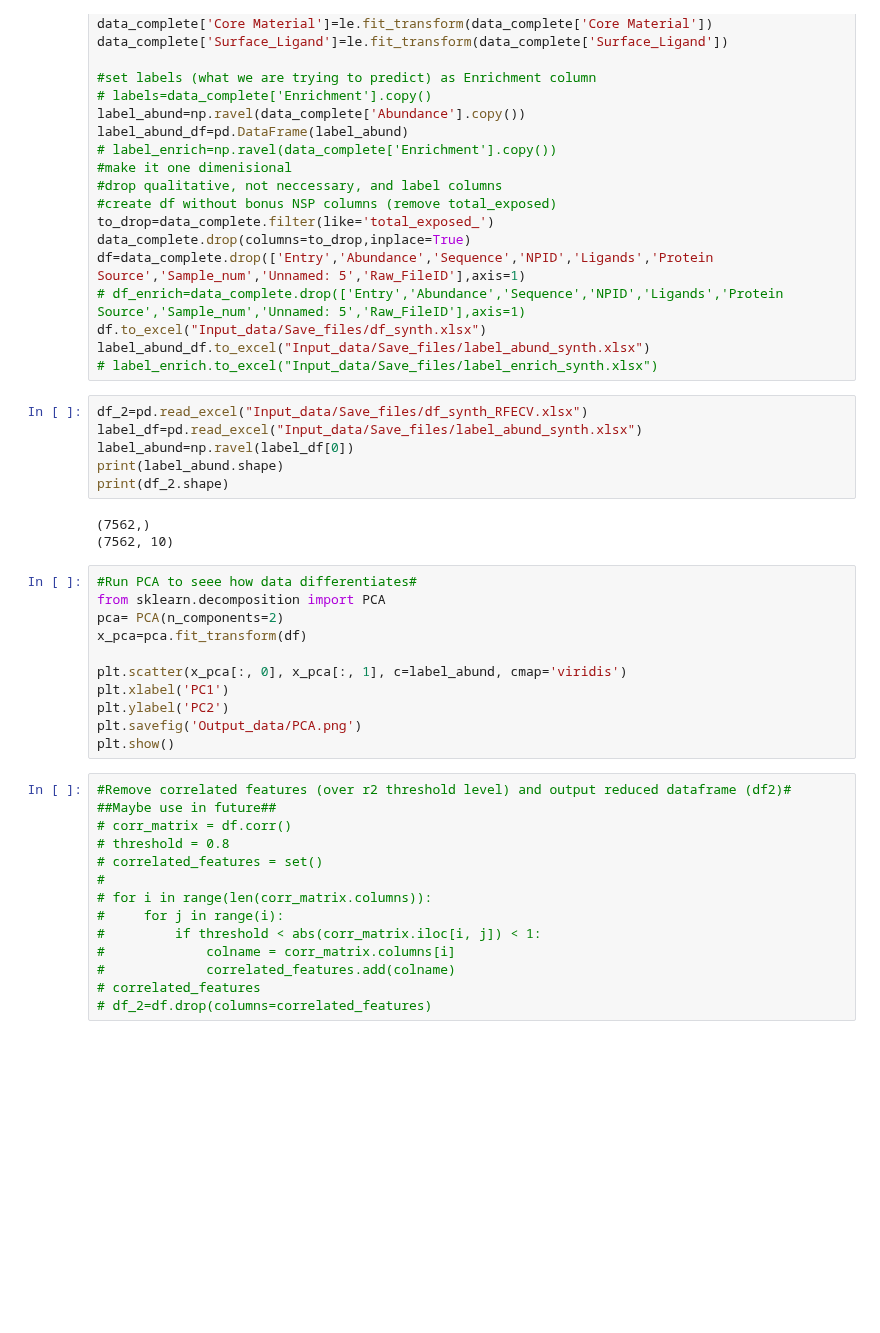
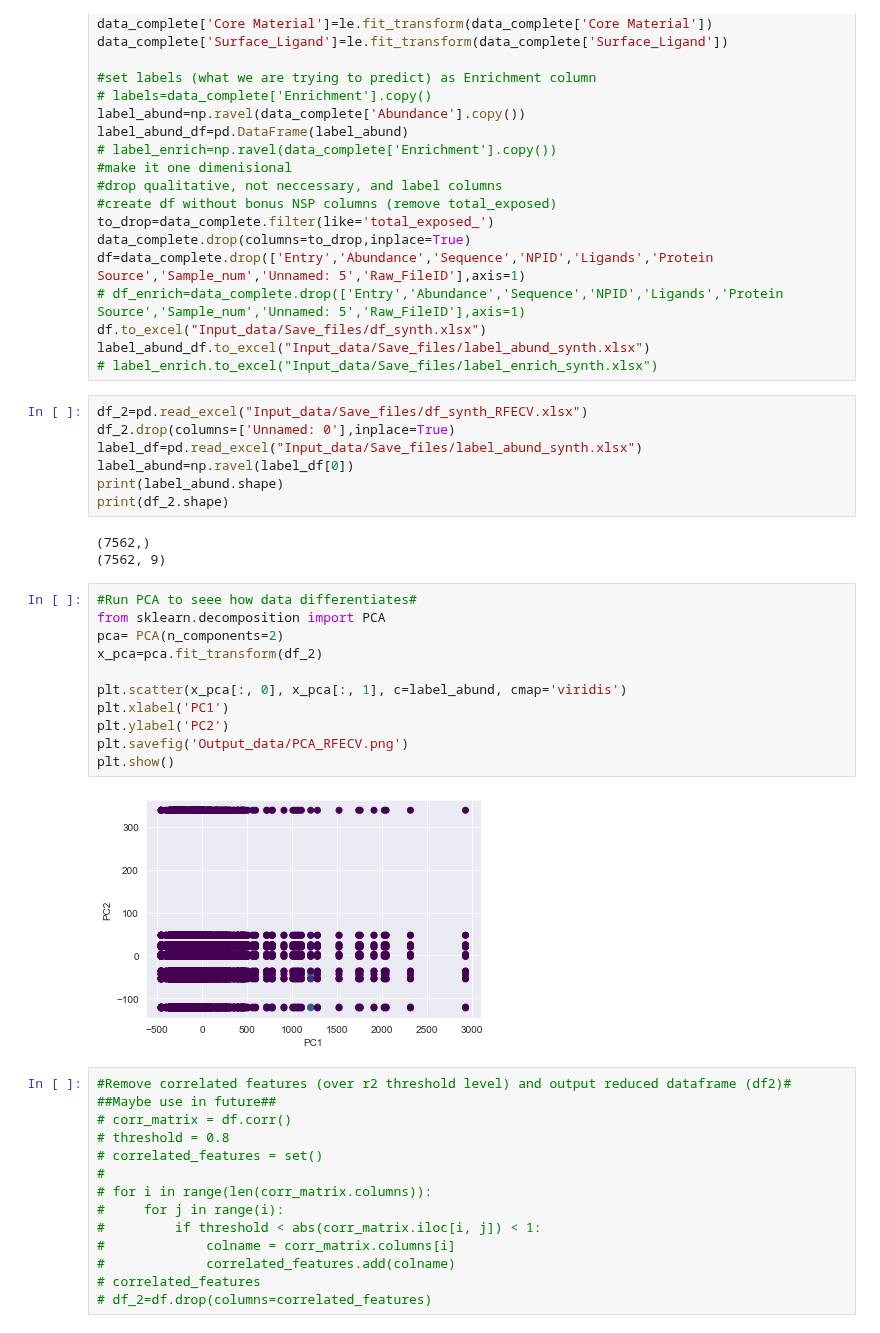
Before and after one commit to karst-poulsen/PC_ML_using_NSP, a Jupyter notebook: ML_Pipe_testing3_publicationpipeline.ipynb, the cells around one changed output. Drawn from its saved outputs; the diff is of its cells as text; blank space fills up the shorter version.

```diff
--- a/ML_Pipe_testing3_publicationpipeline.ipynb
+++ b/ML_Pipe_testing3_publicationpipeline.ipynb
@@ -127,24 +127,27 @@ label_abund_df.to_excel("Input_data/Save_files/label_abund_synth.xlsx")
 # label_enrich.to_excel("Input_data/Save_files/label_enrich_synth.xlsx")
 # %%
 df_2=pd.read_excel("Input_data/Save_files/df_synth_RFECV.xlsx")
+df_2.drop(columns=['Unnamed: 0'],inplace=True)
 label_df=pd.read_excel("Input_data/Save_files/label_abund_synth.xlsx")
 label_abund=np.ravel(label_df[0])
 print(label_abund.shape)
 print(df_2.shape)
 # %% [output]
 (7562,)
-(7562, 10)
+(7562, 9)
 # %%
 #Run PCA to seee how data differentiates#
 from sklearn.decomposition import PCA
 pca= PCA(n_components=2)
-x_pca=pca.fit_transform(df)
+x_pca=pca.fit_transform(df_2)
 
 plt.scatter(x_pca[:, 0], x_pca[:, 1], c=label_abund, cmap='viridis')
 plt.xlabel('PC1')
 plt.ylabel('PC2')
-plt.savefig('Output_data/PCA.png')
+plt.savefig('Output_data/PCA_RFECV.png')
 plt.show()
+# %% [output]
+[figure, added]
 # %%
 #Remove correlated features (over r2 threshold level) and output reduced dataframe (df2)# ##Maybe use in future##
 # corr_matrix = df.corr()
```
Also changed, not shown: parts of 4 cells of this notebook, 2 other files.
